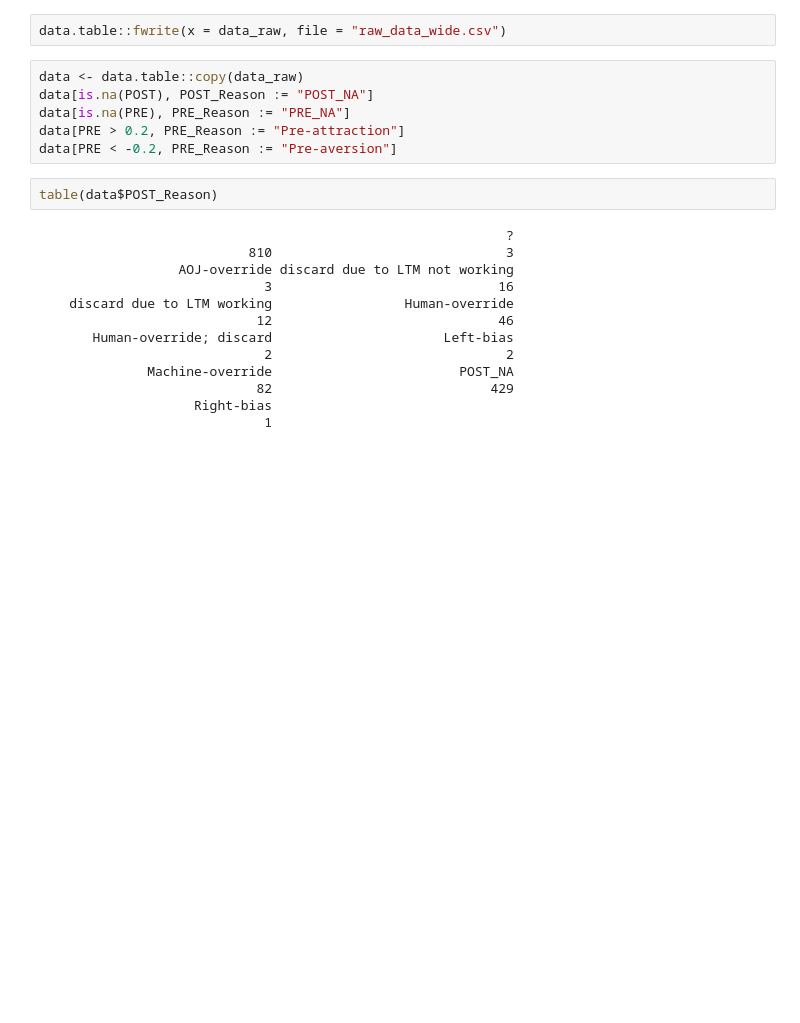
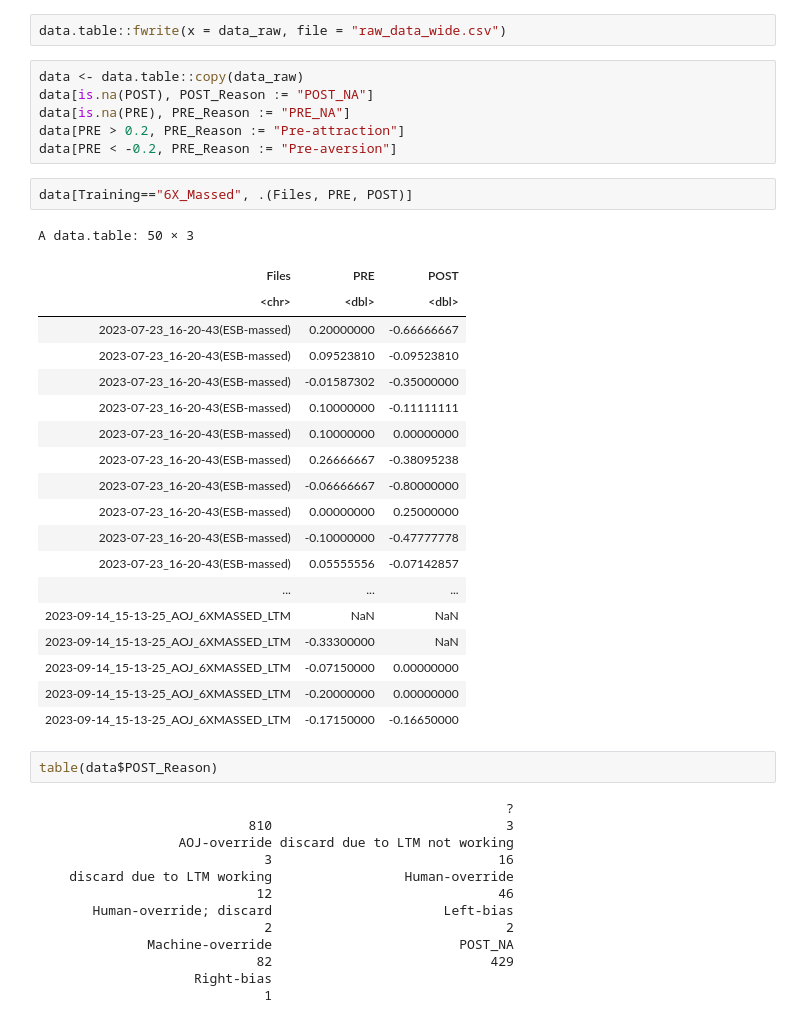
Before and after one commit to shaliulab/idoc-paper, a Jupyter notebook: 1_tidy_datav2.R.ipynb, the cells around one changed output. Cells and saved outputs as stored; diff of their text form; blank space fills up the shorter version.

```diff
--- a/1_tidy_datav2.R.ipynb
+++ b/1_tidy_datav2.R.ipynb
@@ -137,6 +124,28 @@ data[is.na(POST), POST_Reason := "POST_NA"]
 data[is.na(PRE), PRE_Reason := "PRE_NA"]
 data[PRE > 0.2, PRE_Reason := "Pre-attraction"]
 data[PRE < -0.2, PRE_Reason := "Pre-aversion"]
+# %%
+data[Training=="6X_Massed", .(Files, PRE, POST)]
+# %% [output]
+A data.table: 50 × 3
+| Files | PRE | POST |
+| <chr> | <dbl> | <dbl> |
+| 2023-07-23_16-20-43(ESB-massed) | 0.20000000 | -0.66666667 |
+| 2023-07-23_16-20-43(ESB-massed) | 0.09523810 | -0.09523810 |
+| 2023-07-23_16-20-43(ESB-massed) | -0.01587302 | -0.35000000 |
+| 2023-07-23_16-20-43(ESB-massed) | 0.10000000 | -0.11111111 |
+| 2023-07-23_16-20-43(ESB-massed) | 0.10000000 | 0.00000000 |
+| 2023-07-23_16-20-43(ESB-massed) | 0.26666667 | -0.38095238 |
+| 2023-07-23_16-20-43(ESB-massed) | -0.06666667 | -0.80000000 |
+| 2023-07-23_16-20-43(ESB-massed) | 0.00000000 | 0.25000000 |
+| 2023-07-23_16-20-43(ESB-massed) | -0.10000000 | -0.47777778 |
+| 2023-07-23_16-20-43(ESB-massed) | 0.05555556 | -0.07142857 |
+| ... | ... | ... |
+| 2023-09-14_15-13-25_AOJ_6XMASSED_LTM | NaN | NaN |
+| 2023-09-14_15-13-25_AOJ_6XMASSED_LTM | -0.33300000 | NaN |
+| 2023-09-14_15-13-25_AOJ_6XMASSED_LTM | -0.07150000 | 0.00000000 |
+| 2023-09-14_15-13-25_AOJ_6XMASSED_LTM | -0.20000000 | 0.00000000 |
+| 2023-09-14_15-13-25_AOJ_6XMASSED_LTM | -0.17150000 | -0.16650000 |
 # %%
 table(data$POST_Reason)
 # %% [output]
```
Also changed, not shown: parts of 4 cells of this notebook, 6 other files.
